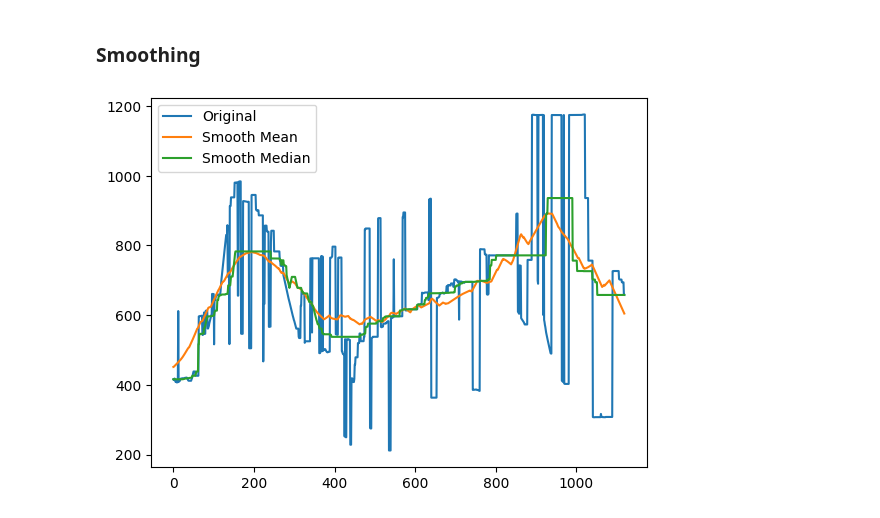
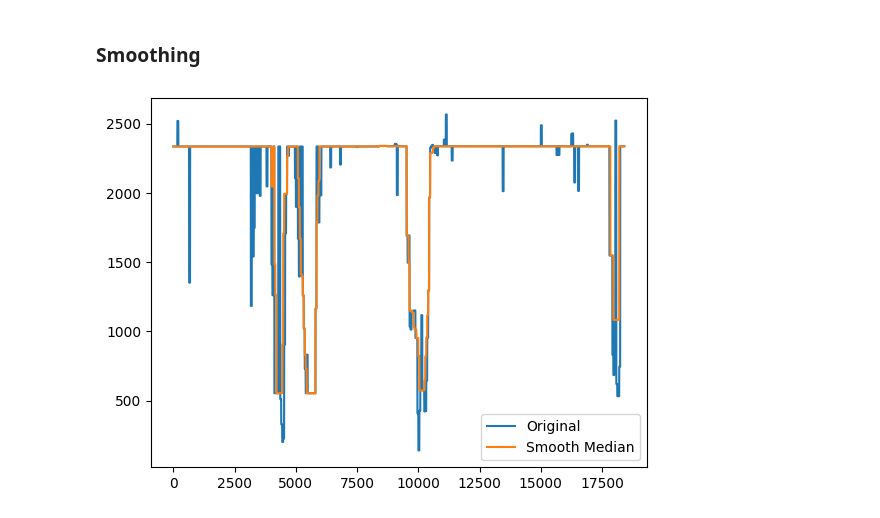
Before and after one commit to niros1/tracker, a Jupyter notebook: playground.ipynb, the cells around one changed output. Saved outputs shown, nothing was run; the diff lists cells and outputs as text; code cells hidden in the pictures.

```diff
--- a/playground.ipynb
+++ b/playground.ipynb
@@ -491,8 +491,9 @@ import os
 # os.environ["PYTHONPATH"] = f"/home/ubuntu/tracker/tracker:/home/ubuntu/tracker/tracker/src:{os.getenv('PYTHONPATH', '')}"
 sys.path.append("/home/ubuntu/tracker/tracker")
 sys.path.append("/home/ubuntu/tracker/tracker/src")
+sys.path.append("/Users/niro/dev/github/tracker/src")
 
-from model import Stack, TrackinfVideoData, VideoProperties, TrackingFrameData
+# from model import Stack, TrackinfVideoData, VideoProperties, TrackingFrameData
 
 
 def smooth_data(data, window_size=3, use_median=False):
@@ -511,7 +512,11 @@ def smooth_data(data, window_size=3, use_median=False):
 
     return np.array(smoothed_data)
 
-tracking_data = pickle.load(open("output/tracking_data.pkl", "rb"))
+tracking_data = pickle.load(open("output/tracking_data_GX011620.pkl", "rb"))
+# for i, value in enumerate(tracking_data.all):
+#     print(value)
+#     if i > 2000:
+#         break
 X = [c.cordinates[0] for c in tracking_data.all]
 
 
@@ -519,44 +524,45 @@ Y = [c.cordinates[1] for c in tracking_data.all]
 # Your data
 # data = np.array([410, 412, 409, 605, 410, 409,510, 512, 509, 400, 410, 509])
 
+window_size = 500
 # Smooth the data
-x_smoothed_data_mean = smooth_data(X, window_size=200, use_median=False)
-x_smoothed_data_median = smooth_data(X, window_size=200, use_median=True)
-y_smoothed_data = smooth_data(Y, window_size=200, use_median=False)
+x_smoothed_data_mean = smooth_data(X, window_size=window_size, use_median=False)
+x_smoothed_data_median = smooth_data(X, window_size=window_size, use_median=True)
+y_smoothed_data = smooth_data(Y, window_size=window_size, use_median=False)
 
 # print(smoothed_data)
 # %%
 import matplotlib.pyplot as plt
 import numpy as np
 
 # Create an array of floats
 x_vector = np.array(X)
 x_smooth_vector_mean = np.array(x_smoothed_data_mean)
 x_smooth_vector_median = np.array(x_smoothed_data_median)
 
 # Create an array for the x-axis
 x = np.arange(len(x_vector))
 sxmean = np.arange(len(x_smooth_vector_mean))
 sxmd = np.arange(len(x_smooth_vector_median))
 
 
 y_vector = np.array(Y)
 y_smooth_vector = np.array(y_smoothed_data)
 y = np.arange(len(y_vector))
 sy = np.arange(len(y_smooth_vector))
 
-
+size = 20000
 # Plot the vector
-plt.plot(x, x_vector, label='Original')
+plt.plot(x[:size], x_vector[:size], label='Original')
 plt.plot(sxmean, x_smooth_vector_mean, label='Smooth Mean')
-plt.plot(sxmd, x_smooth_vector_median, label='Smooth Median')
+plt.plot(sxmd[:size], x_smooth_vector_median[:size], label='Smooth Median')
 
 # plt.plot(y, y_vector)
 # plt.plot(sy, y_smooth_vector)
 # smoothed_data
 
 # Display the plot
 plt.legend()
 plt.show()
 # %% [output]
-[figure, old version]
+[figure, new version]
```
Also changed, not shown: parts of 4 cells of this notebook, 5 other files.
